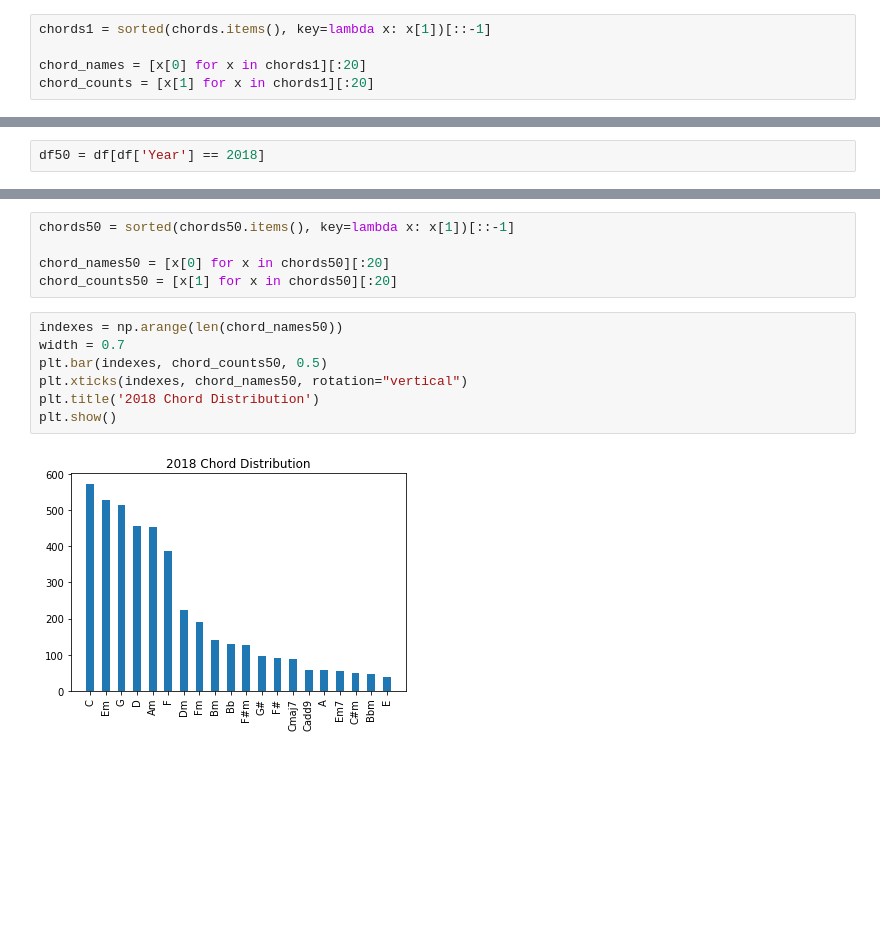
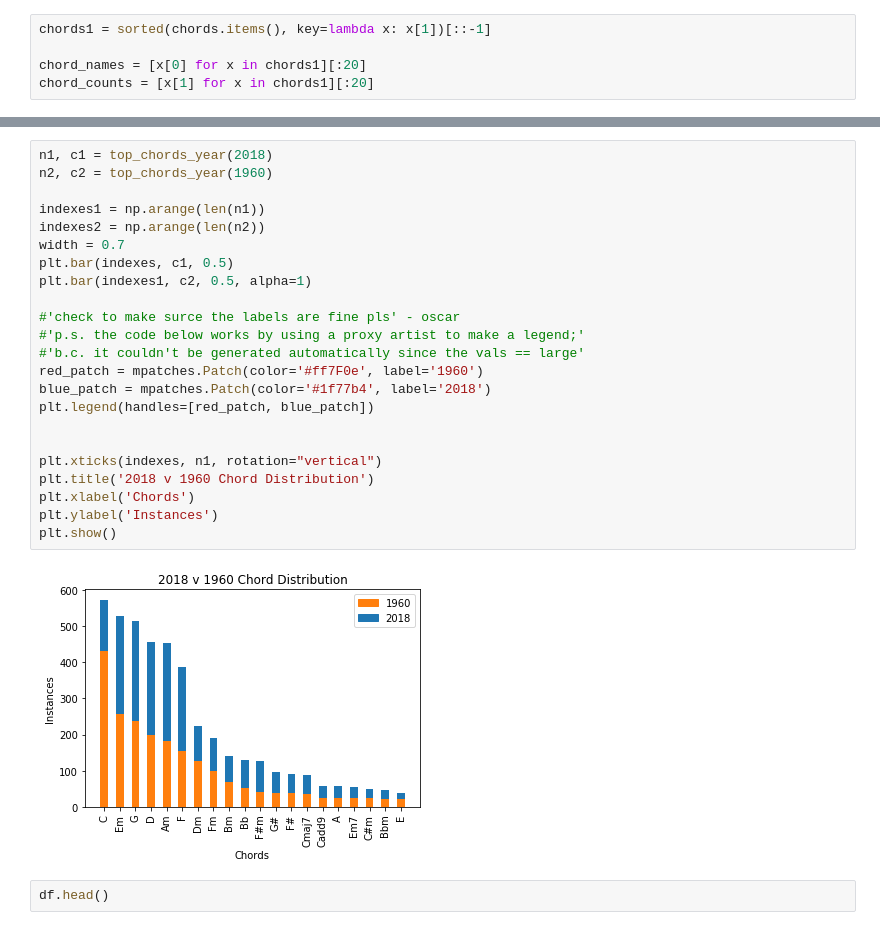
Before and after one commit to IanCarrasco/chord-scraper, a Jupyter notebook: Chronochord.ipynb, the cells around one changed output, grey strips where cells are left out. Saved outputs shown, nothing was run; the diff lists cells and outputs as text; blank space fills up the shorter version.

```diff
--- a/Chronochord.ipynb
+++ b/Chronochord.ipynb
@@ -52,3 +215 @@ plt.show()
-# %%
-df50 = df[df['Year'] == 2018]
 # %%
@@ -63,14 +233,27 @@ for idx, row in tqdm(df50.iterrows(), total=df50.shape[0]):
-# %%
-chords50 = sorted(chords50.items(), key=lambda x: x[1])[::-1]
-
-chord_names50 = [x[0] for x in chords50][:20]
-chord_counts50 = [x[1] for x in chords50][:20]
-# %%
-indexes = np.arange(len(chord_names50))
-width = 0.7
-plt.bar(indexes, chord_counts50, 0.5)
-plt.xticks(indexes, chord_names50, rotation="vertical")
-plt.title('2018 Chord Distribution')
-plt.show()
-# %% [output]
-[figure, removed]
+# %%
+n1, c1 = top_chords_year(2018)
+n2, c2 = top_chords_year(1960)
+
+indexes1 = np.arange(len(n1))
+indexes2 = np.arange(len(n2))
+width = 0.7
+plt.bar(indexes, c1, 0.5)
+plt.bar(indexes1, c2, 0.5, alpha=1)
+
+#'check to make surce the labels are fine pls' - oscar
+#'p.s. the code below works by using a proxy artist to make a legend;'
+#'b.c. it couldn't be generated automatically since the vals == large'
+red_patch = mpatches.Patch(color='#ff7F0e', label='1960')
+blue_patch = mpatches.Patch(color='#1f77b4', label='2018')
+plt.legend(handles=[red_patch, blue_patch])
+
+
+plt.xticks(indexes, n1, rotation="vertical")
+plt.title('2018 v 1960 Chord Distribution')
+plt.xlabel('Chords')
+plt.ylabel('Instances')
+plt.show()
+# %% [output]
+[figure, added]
+# %%
+df.head()
```
Also changed, not shown: parts of 42 cells of this notebook.
